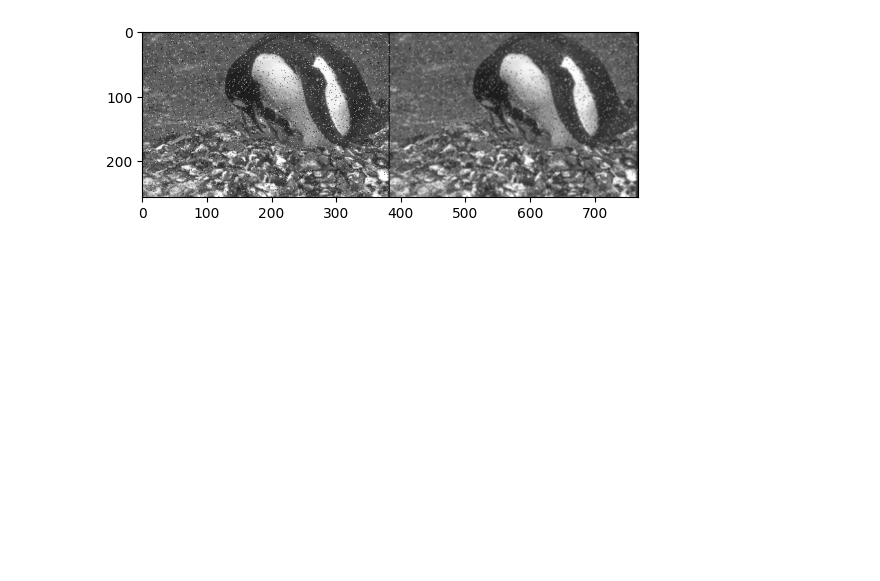
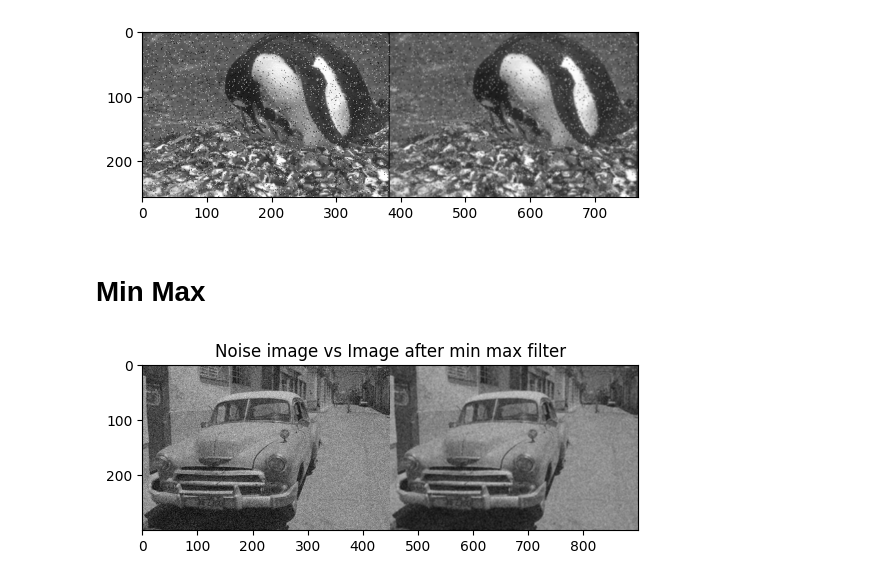
Before and after one commit to therahulsarkar/OpenCV-DIP, a Jupyter notebook: Filter.ipynb, the cells around one changed output. Saved outputs shown, nothing was run; the diff lists cells and outputs as text; code cells hidden in the pictures; blank space fills up the shorter version.

```diff
--- a/Filter.ipynb
+++ b/Filter.ipynb
@@ -57,0 +56,23 @@ plt.show()
+# %% [markdown]
+# Min Max
+# %%
+import cv2
+import matplotlib.pyplot as plt
+# Load the image
+image = cv2.imread("img/noise2.png")
+
+
+# Create the kernel for the min-max filter
+kernel_size = 3
+kernel = np.ones((kernel_size, kernel_size), dtype=np.float32) / (kernel_size * kernel_size)
+
+
+# Apply the weighted average filter
+filtered_image = cv2.filter2D(src=image, ddepth=-1, kernel=kernel)
+
+plt.title("Noise image vs Image after min max filter")
+final_img = np.hstack((image, filtered_image));
+plt.imshow(final_img)
+plt.show()
+# %% [output]
+[figure, added]
```
Also changed, not shown: parts of 1 cell of this notebook.
